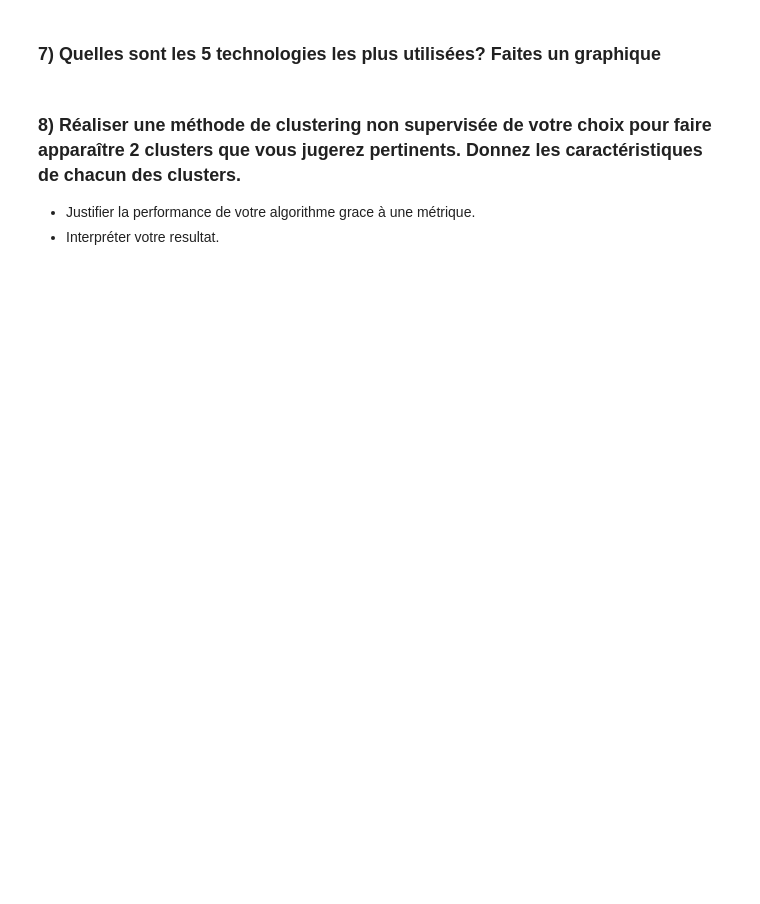
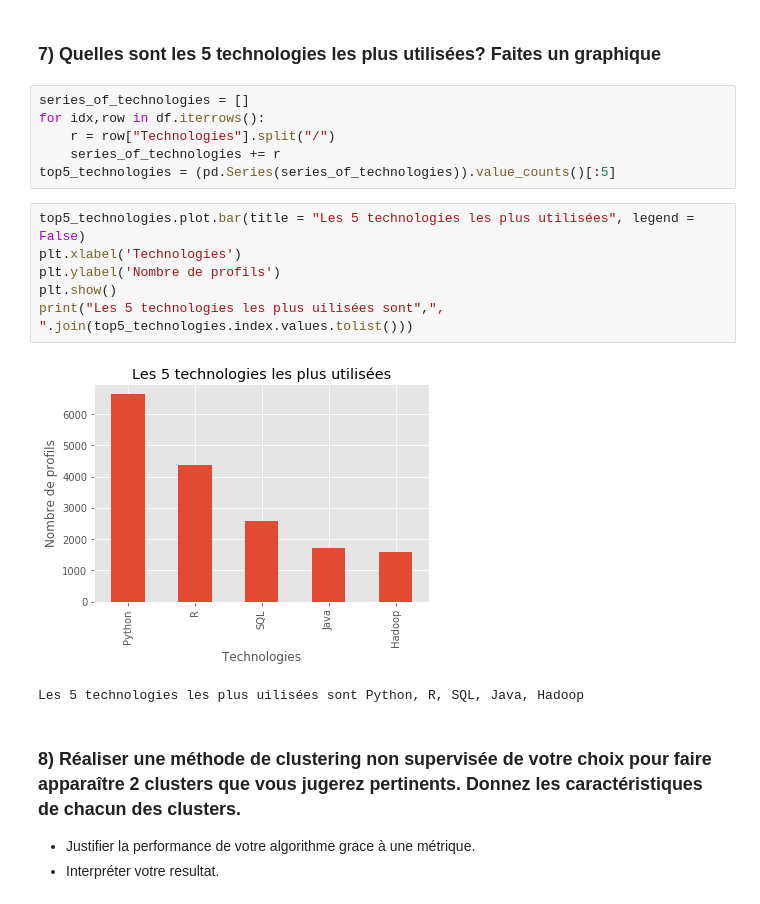
Before and after one commit to hansglick/test_aquila, a Jupyter notebook: notebooks/Test_Technique_ML.ipynb, the cells around one changed output. Cells and saved outputs as stored; diff of their text form; blank space fills up the shorter version.

```diff
--- a/notebooks/Test_Technique_ML.ipynb
+++ b/notebooks/Test_Technique_ML.ipynb
@@ -51,5 +121,20 @@ df =
 # %% [markdown]
 ### 7) Quelles sont les 5 technologies les plus utilisées? Faites un graphique
+# %%
+series_of_technologies = []
+for idx,row in df.iterrows():
+    r = row["Technologies"].split("/")
+    series_of_technologies += r
+top5_technologies = (pd.Series(series_of_technologies)).value_counts()[:5]
+# %%
+top5_technologies.plot.bar(title = "Les 5 technologies les plus utilisées", legend = False)
+plt.xlabel('Technologies')
+plt.ylabel('Nombre de profils')
+plt.show()
+print("Les 5 technologies les plus uilisées sont",", ".join(top5_technologies.index.values.tolist()))
+# %% [output]
+[figure, added]
+Les 5 technologies les plus uilisées sont Python, R, SQL, Java, Hadoop
 # %% [markdown]
 ### 8) Réaliser une méthode de clustering non supervisée de votre choix pour faire apparaître 2 clusters que vous jugerez pertinents. Donnez les caractéristiques de chacun des clusters.
 -  Justifier la performance de votre algorithme grace à une métrique.
```
Also changed, not shown: parts of 13 cells of this notebook.
